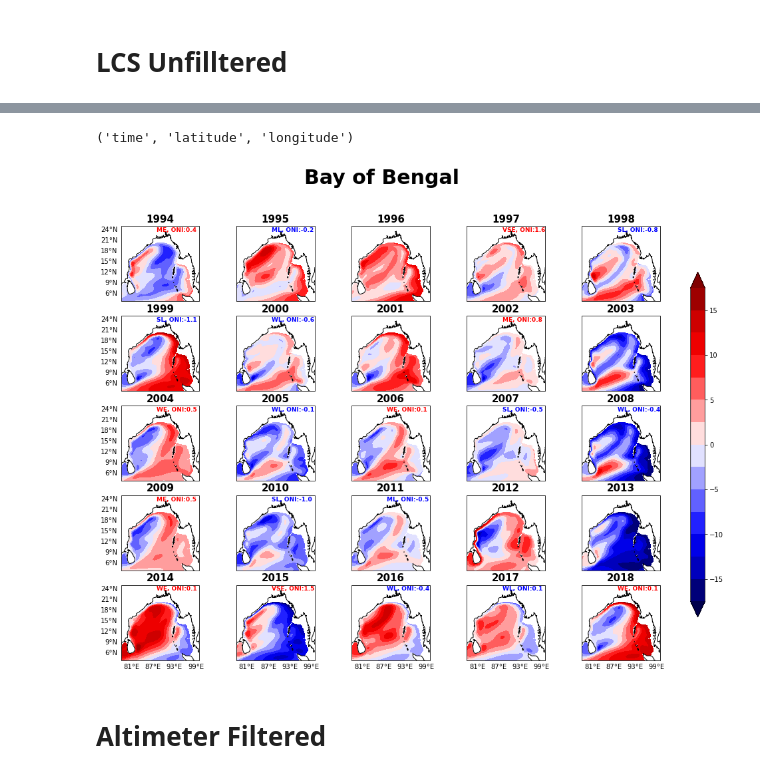
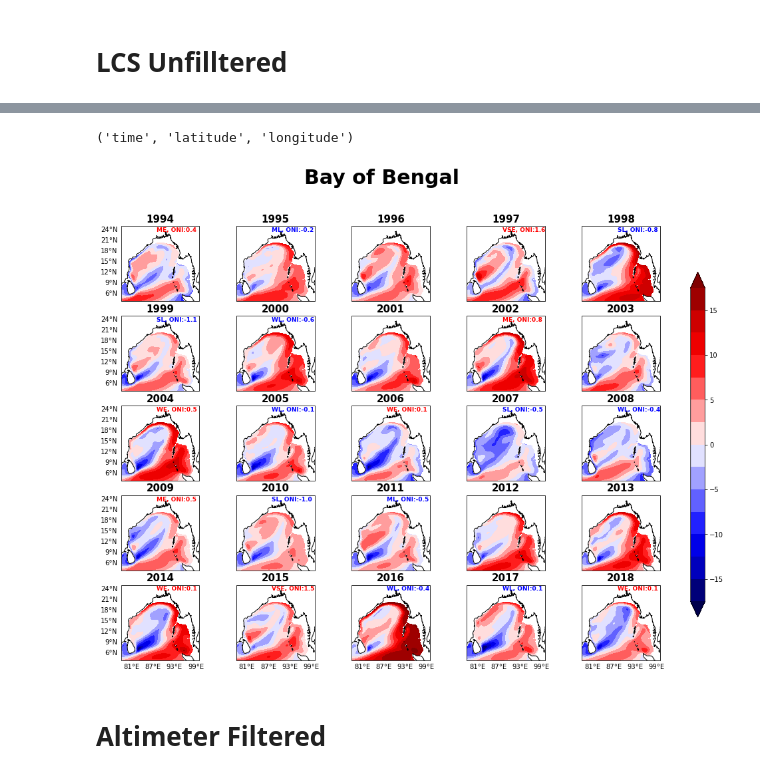
Before and after one commit to ghossh/BoB-Decadal-SLA, a Jupyter notebook: BoB_plots.ipynb, the cells around one changed output, grey strips where cells are left out. Cells and saved outputs as stored; diff of their text form; code cells hidden in the pictures.

```diff
--- a/BoB_plots.ipynb
+++ b/BoB_plots.ipynb
@@ -16,14 +20,14 @@ def name_ch(input_data):
 # %%
 def BoB_plot(input_data,title,output):
 ########## Data ########
-    input_data=input_data.rename({input_data.dims[0]:'time'})
+    #input_data=input_data.rename({input_data.dims[0]:'time'})
     datasets={}
     for i in range(1994,2019):
         summer_unfiltered=input_data.sel(time=slice(repr(i)+'-06-01',repr(i)+'-08-31')).mean(dim='time')
         datasets[i]=[]
         datasets[i].append(summer_unfiltered)
-    lon=input_data[input_data.dims[2]].data
-    lat=input_data[input_data.dims[1]].data
+    lon=input_data.longitude
+    lat=input_data.latitude
 ########## Info ######
     Summer_enso_info={}
     Summer_enso_info=dict({1993:None,1994:'ME, ONI:0.4',1995:'ML, ONI:-0.2',1996: None,1997:'VSE, ONI:1.6',
@@ -149,5 +141,8 @@ BoB_plot(i,"Bay of Bengal",'BoB.jpg')
 # %% [markdown]
 # LCS Unfilltered
 # %%
-BoB_lcs=xr.open_mfdataset('lcs_sla1.nc',autoclose=True
-                         ).sel(time=slice('1993-01-01','2019-12-30'),lat=slice(4,25),lon=slice(78,100)).sla
+BoB_lcs=xr.open_mfdataset('/home/NCAOR/supriyog/model_lcs/test_lcs_code0.1/out/LCSCR_final_era5.nc',autoclose=True
+                         ).sel(lat=slice(4,25),lon=slice(78,100))
+#BoB_lcs=BoB_lcs.rename({'lon':'longitude'})
+#BoB_lcs=BoB_lcs.rename({'lat':'latitude'})
+BoB_lcs.dims
@@ -153,0 +151,11 @@ BoB_lcs=xr.open_mfdataset('lcs_sla1.nc',autoclose=True
+# %%
+tim=pd.date_range("1-2-1991", periods=len(BoB_lcs.time))
+tim_da = xr.DataArray(tim,[('time',tim)])
+BoB_lcs['time']=tim_da
+BoB_lcs['sl']=BoB_lcs.pn/980
+lcs_sl_clim=BoB_lcs.sl.sel(time=slice('2000-01-01','2019-12-12')).mean('time')
+
+BoB_lcs['sla']=BoB_lcs.sl-lcs_sl_clim
+BoB_lcs=BoB_lcs.sla
+BoB_lcs=BoB_lcs.where(BoB_lcs<1000)
+BoB_lcs
@@ -156,10 +190,10 @@ BoB_lcs=name_ch(BoB_lcs)
 # %%
 i=BoB_lcs
 print(i.dims)
-BoB_plot(i,"Bay of Bengal",'BoB.jpg')
+BoB_plot(i,"Bay of Bengal",'BoB_lcs_unfiltered.jpg')
 # %% [output]
 ('time', 'latitude', 'longitude')
-[figure, old version]
+[figure, new version]
 # %% [markdown]
 # Altimeter Filtered
 # %% [markdown]
```
Also changed, not shown: parts of 40 cells of this notebook, 31 other files.
